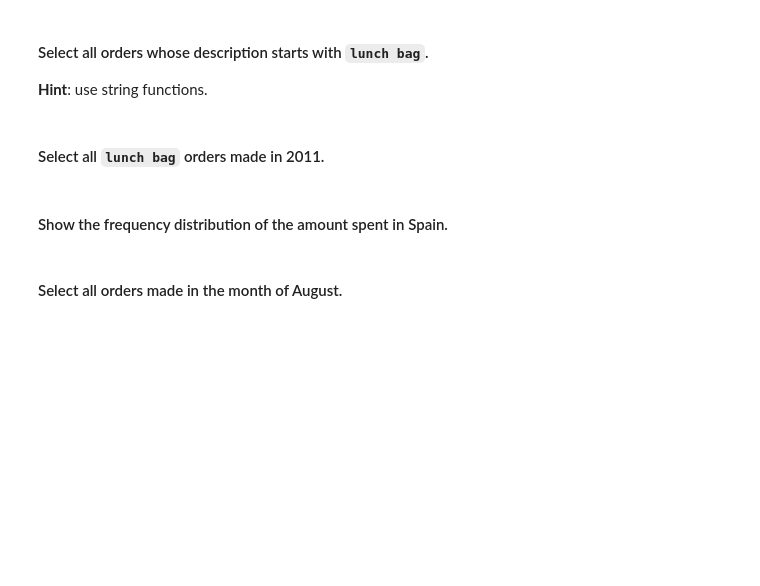
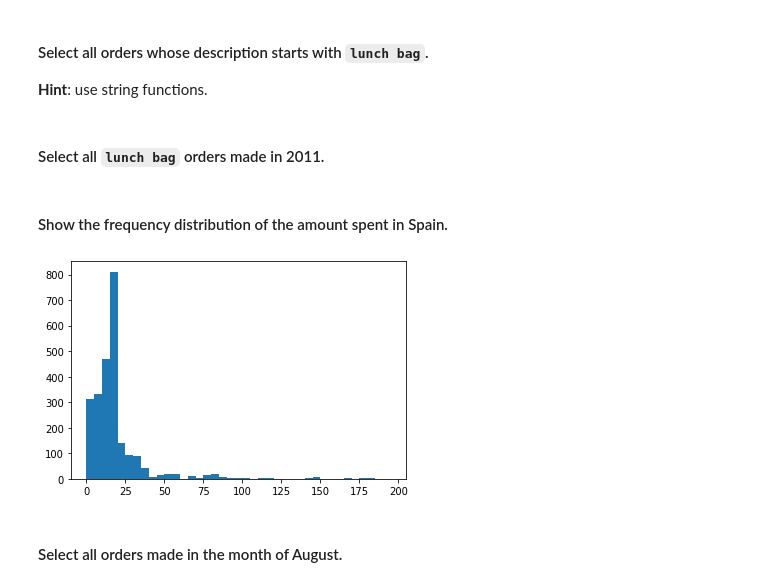
Before and after one commit to ta-data-lis/lab-subsetting-and-descriptive-stats, a Jupyter notebook: your-code/main.ipynb, the cells around one changed output. Cells and saved outputs as stored; diff of their text form; code cells hidden in the pictures; blank space fills up the shorter version.

```diff
--- a/your-code/main.ipynb
+++ b/your-code/main.ipynb
@@ -273,2 +272,4 @@ employees.groupby(['Department'])['Years', 'Salary'].agg(['mean', 'min','max'])
+# %%
+orders = pd.read_csv('orders.csv')
 # %% [markdown]
 #### Explore your dataset by looking at the data types and summary statistics. Comment your results.
@@ -293,0 +327,3 @@ your comments here
+# %%
+spanish = orders.loc[orders['Country'] == 'Spain']
+spanish.groupby(['CustomerID'])['amount_spent'].agg(['mean'])
@@ -324,2 +427,7 @@ your comments here
+# %%
+plt.hist(spanish['amount_spent'], bins=range(0,200,5))
+plt.show()
+# %% [output]
+[figure, added]
 # %% [markdown]
 #### Select all orders made in the month of August.
```
Also changed, not shown: parts of 35 cells of this notebook, 2 other files.
